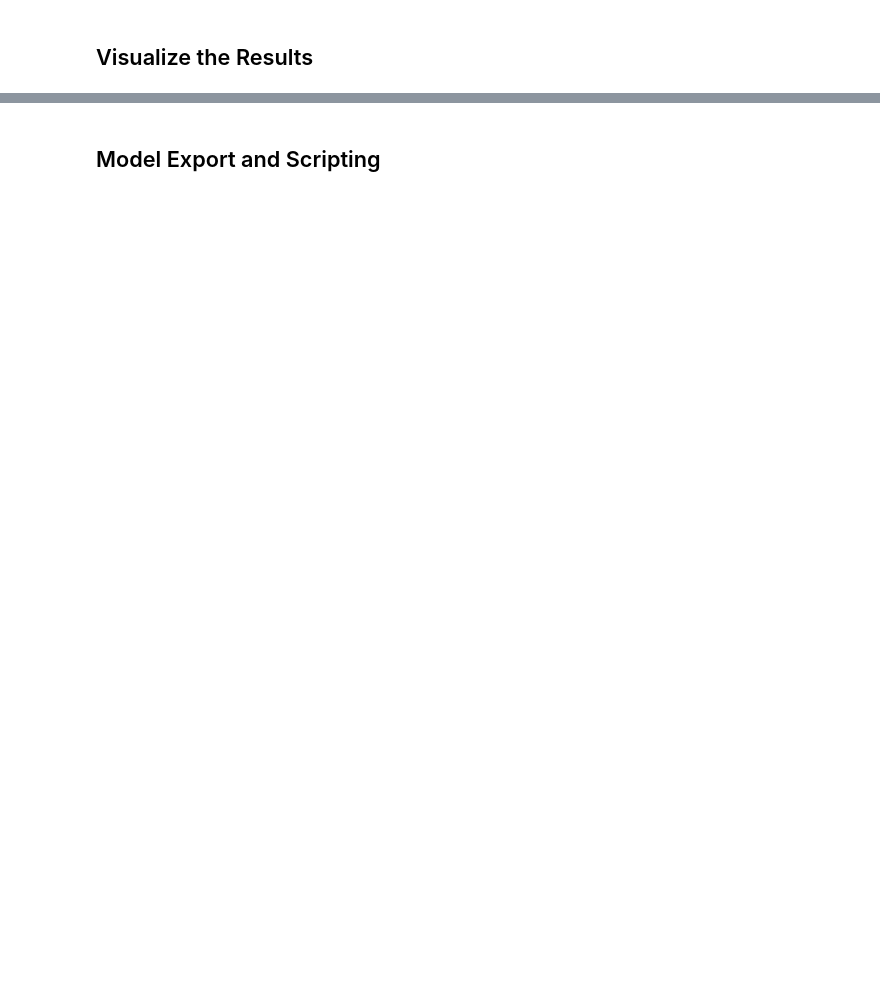
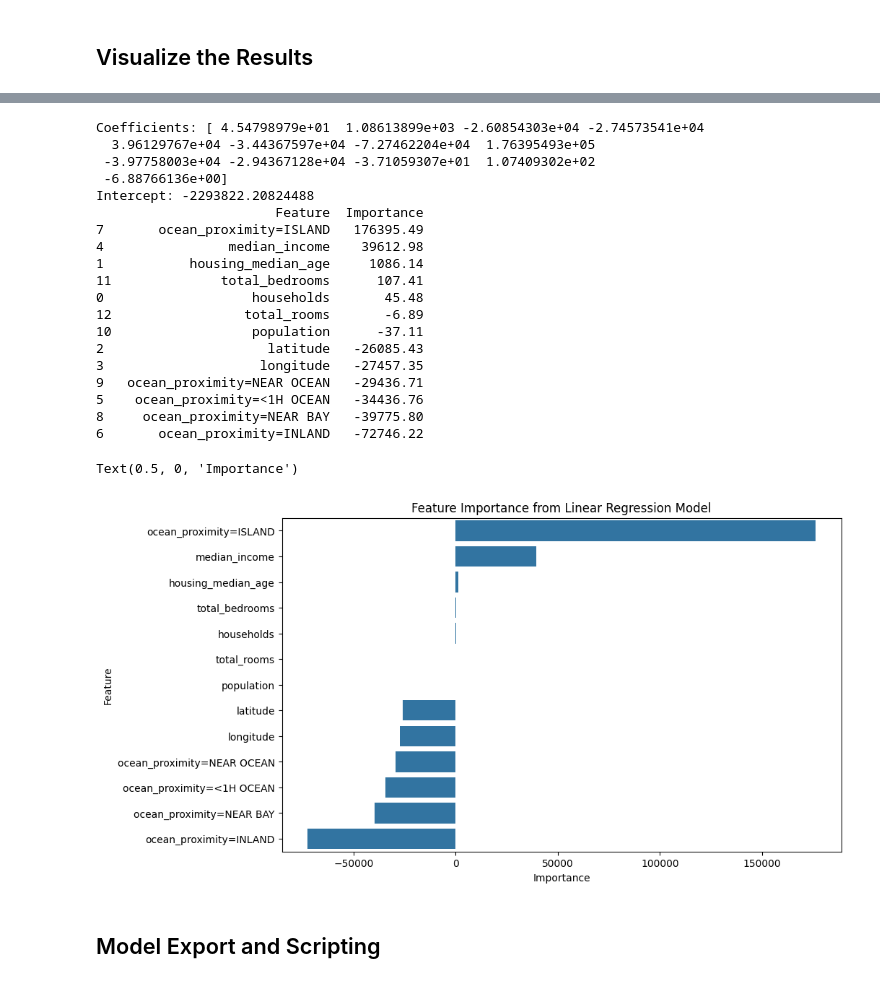
Before and after one commit to nebellleben/capstone-california-housing, a Jupyter notebook: project.ipynb, the cells around one changed output, grey strips where cells are left out. Cells and saved outputs as stored; diff of their text form; code cells hidden in the pictures; blank space fills up the shorter version.

```diff
--- a/project.ipynb
+++ b/project.ipynb
@@ -351,3 +379,46 @@ Neural Network Model has RMSE: 72564.19
+# %%
+# Understand the linear regression model parameters
+coefficients = baseline_model.coef_
+intercept = baseline_model.intercept_
+
+print(f"Coefficients: {coefficients}")
+print(f"Intercept: {intercept}")
+
+# Rank the features by their importance
+feature_importance = pd.DataFrame({
+    'Feature': dv.get_feature_names_out(),
+    'Importance': baseline_model.coef_
+})
+feature_importance = feature_importance.sort_values(by='Importance', ascending=False)
+print(feature_importance.round(2))
+
+# Plot the feature importance
+plt.figure(figsize=(10, 6))
+sns.barplot(x='Importance', y='Feature', data=feature_importance, orient='h')
+plt.title('Feature Importance from Linear Regression Model')
+plt.xlabel('Importance')
+# %% [output]
+Coefficients: [ 4.54798979e+01  1.08613899e+03 -2.60854303e+04 -2.74573541e+04
+  3.96129767e+04 -3.44367597e+04 -7.27462204e+04  1.76395493e+05
+ -3.97758003e+04 -2.94367128e+04 -3.71059307e+01  1.07409302e+02
+ -6.88766136e+00]
+Intercept: -2293822.20824488
+                       Feature  Importance
+7       ocean_proximity=ISLAND   176395.49
+4                median_income    39612.98
+1           housing_median_age     1086.14
+11              total_bedrooms      107.41
+0                   households       45.48
+12                 total_rooms       -6.89
+10                  population      -37.11
+2                     latitude   -26085.43
+3                    longitude   -27457.35
+9   ocean_proximity=NEAR OCEAN   -29436.71
+5    ocean_proximity=<1H OCEAN   -34436.76
+8     ocean_proximity=NEAR BAY   -39775.80
+6       ocean_proximity=INLAND   -72746.22
+Text(0.5, 0, 'Importance')
+[figure, added]
 # %% [markdown]
 ## Model Export and Scripting
 # %%
```
Also changed, not shown: parts of 4 cells of this notebook, 12 other files.
